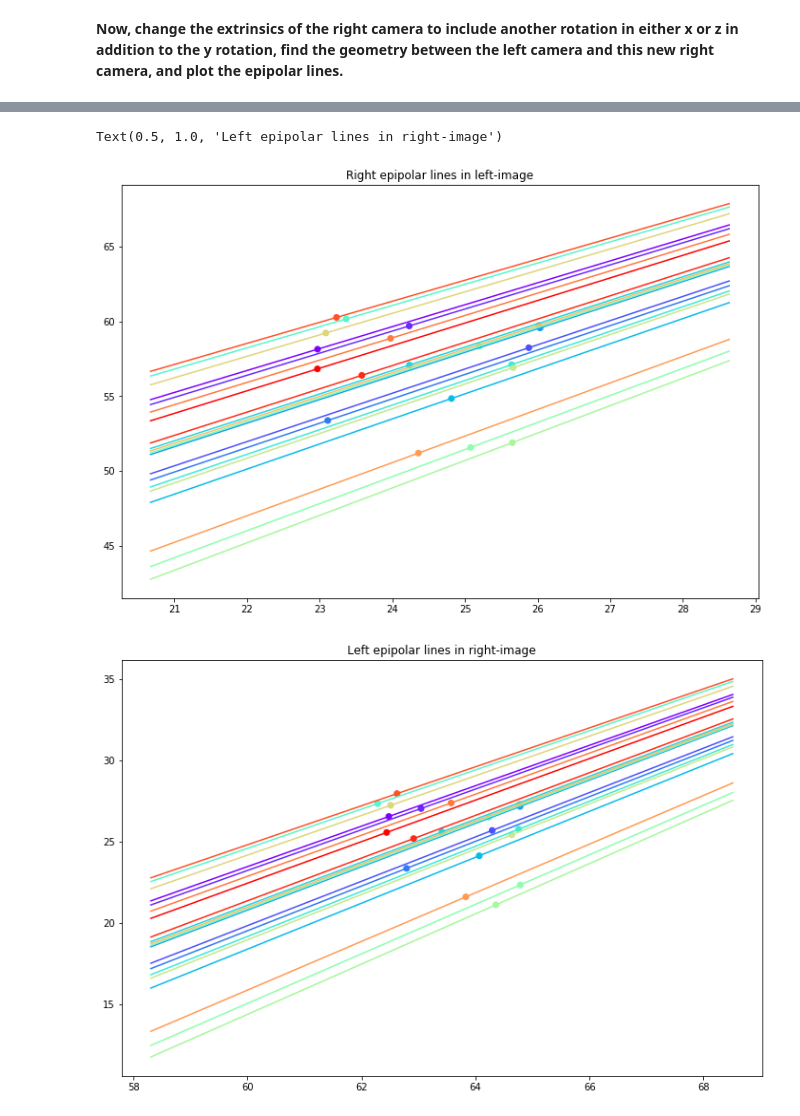
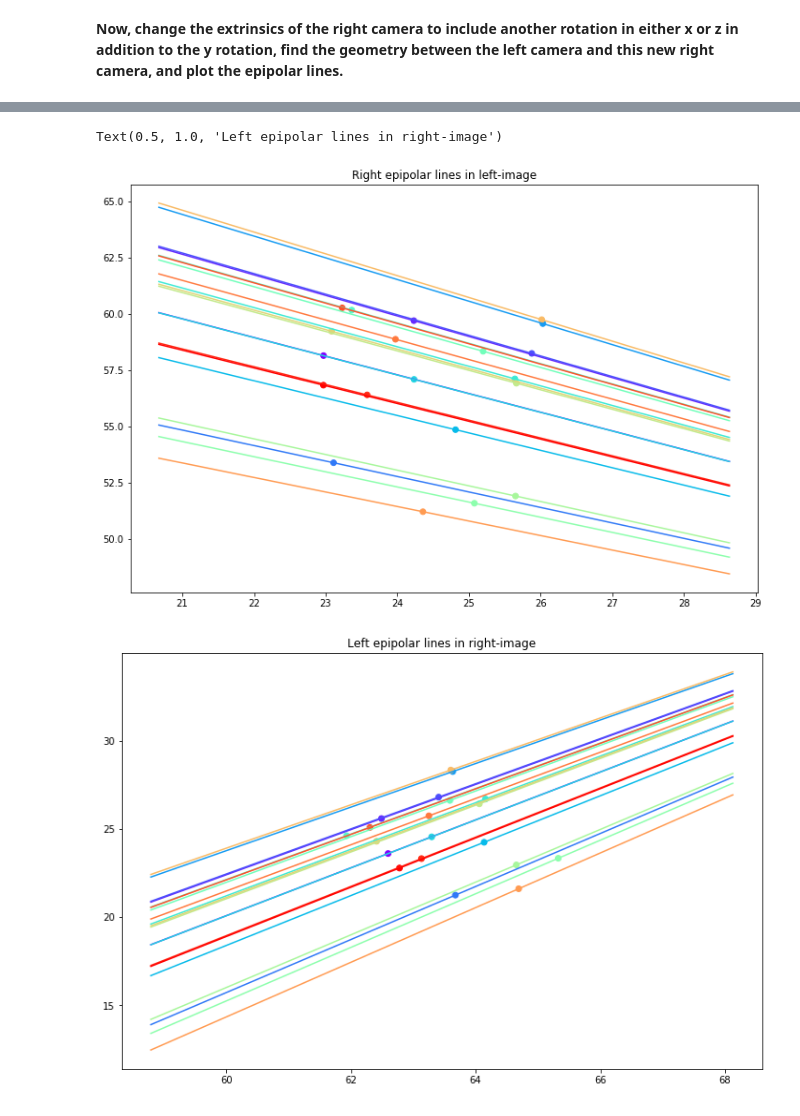
Before and after one commit to dlezcan1/computer-vision-fall-2020, a Jupyter notebook: week8/(Week_8)_Camera_Geometry.ipynb, the cells around one changed output, grey strips where cells are left out. Saved outputs shown, nothing was run; the diff lists cells and outputs as text; code cells hidden in the pictures.

```diff
--- a/week8/(Week_8)_Camera_Geometry.ipynb
+++ b/week8/(Week_8)_Camera_Geometry.ipynb
@@ -702,7 +702,7 @@ print('P1\n', P1)
 K2 = Kmatrix(1000,  1000, 35, 55.3)
 M2 = Mmatrix(K1)
 t2 = np.reshape([1000, 33, 600], (-1,1))
-R2 = rotatey(0.3) @ rotatex(0.5)
+R2 = rotatey(0.3) @ rotatex(0.5) @ rotatez(np.pi/4)
 
 H2 = np.vstack((np.hstack((R2, t2)), [0,0,0,1]))
 
@@ -748,8 +748,6 @@ for pt1, pt2 in zip(pix_pts1.T, pix_pts2.T):
     line = np.array([[u_far, v_far],[u_close, v_close]])
 
 
-    print(line_coeff)
-
     lines_r2l.append(line)
 
 # for
@@ -775,9 +773,6 @@ for pt1, pt2 in zip(pix_pts1.T, pix_pts2.T):
     v_close = findOther(line_coeff, u=u_close)
     line = np.array([[u_far, v_far],[u_close, v_close]])
 
-
-    print(line_coeff)
-
     lines_l2r.append(line)
 
 # for
@@ -810,3 +800,3 @@ F
 Text(0.5, 1.0, 'Left epipolar lines in right-image')
-[figure, old version]
+[figure, new version]
-[figure, old version]
+[figure, new version]
```
Also changed, not shown: parts of 1 cell of this notebook.
